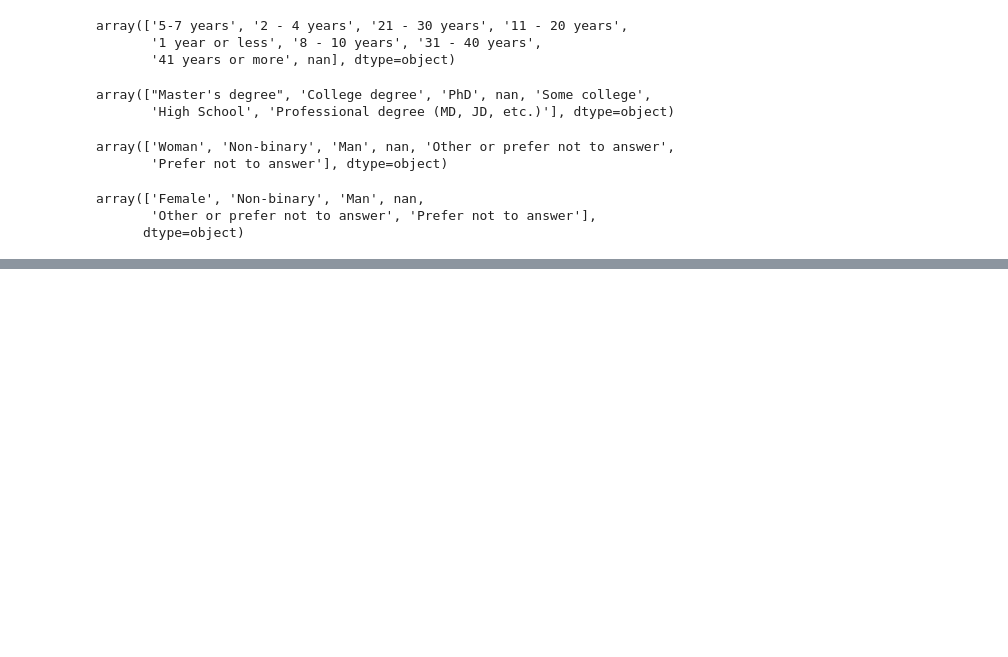
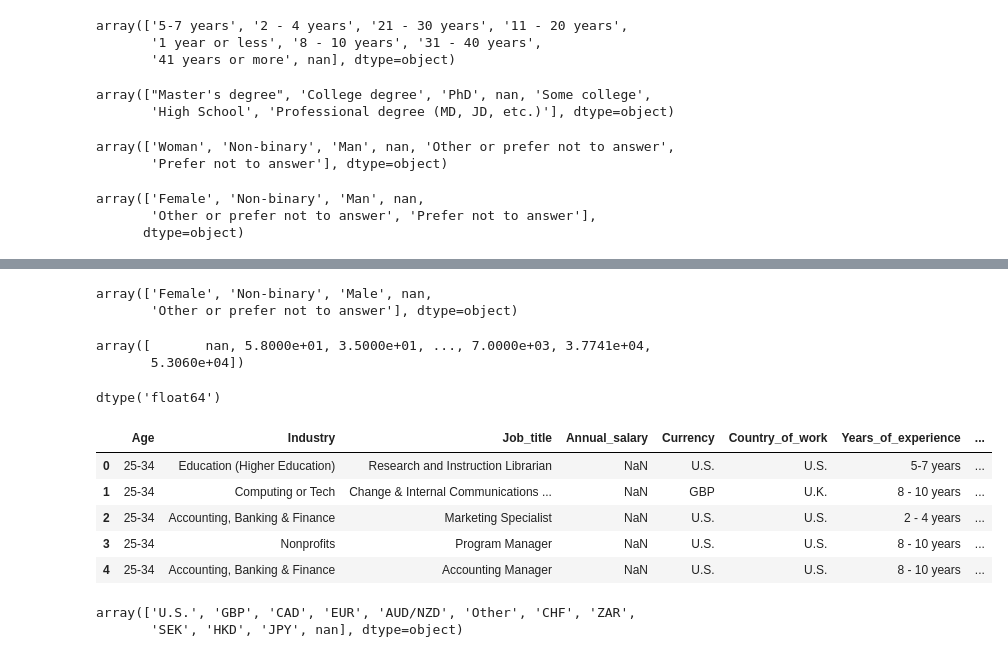
Before and after one commit to pta20037/CA1_SalarySurvey, a Jupyter notebook: CA1_SalarySurvey-Class.ipynb, the cells around one changed output, grey strips where cells are left out. Drawn from its saved outputs; the diff is of its cells as text; code cells hidden in the pictures; blank space fills up the shorter version.

```diff
--- a/CA1_SalarySurvey-Class.ipynb
+++ b/CA1_SalarySurvey-Class.ipynb
@@ -409,0 +416,9 @@ array(['U.S.', 'U.K.', 'Canada', 'Netherlands', 'Australia', 'Spain',
+# %%
+mvp_male=['Man']
+clean_reduced_df=clean_reduced_df.replace(mvp_male, "Male")
+mvp_female=['Woman',]
+clean_reduced_df=clean_reduced_df.replace(mvp_female, "Female")
+mvp_other=['Other or prefer not to answer','Prefer not to answer']
+clean_reduced_df=clean_reduced_df.replace(mvp_other, "Other or prefer not to answer")
+mvp_non_binary=['Non-binary']
+clean_reduced_df=clean_reduced_df.replace(mvp_non_binary, "Non-binary")
@@ -409,0 +430,4 @@ array(['U.S.', 'U.K.', 'Canada', 'Netherlands', 'Australia', 'Spain',
+# %%
+# Creating a list of malformed data and replacing it with Null
+mvp=["...","N/A","Na ","-","NA","None","na","N/a","ekignkfb","rice","ff","nan"]
+clean_reduced_df=clean_reduced_df.replace(mvp, "nan")
@@ -409,0 +440,34 @@ array(['U.S.', 'U.K.', 'Canada', 'Netherlands', 'Australia', 'Spain',
+# %%
+clean_reduced_df["Gender"].unique()
+# %% [output]
+array(['Female', 'Non-binary', 'Male', nan,
+       'Other or prefer not to answer'], dtype=object)
+# %%
+mvp_salary=["11 - 20 years"]
+clean_reduced_df=clean_reduced_df.replace(mvp_salary, "0")
+# %%
+clean_reduced_df["Annual_salary"].unique()
+# %% [output]
+array([       nan, 5.8000e+01, 3.5000e+01, ..., 7.0000e+03, 3.7741e+04,
+       5.3060e+04])
+# %%
+# removing commas from the observation and converting to numeric values just from the Salary observation
+clean_reduced_df["Annual_salary"] = clean_reduced_df["Annual_salary"].replace(",", "")
+# %%
+clean_reduced_df["Annual_salary"].dtypes
+# %% [output]
+dtype('float64')
+# %%
+clean_reduced_df.head()
+# %% [output]
+|  | Age | Industry | Job_title | Annual_salary | Currency | Country_of_work | Years_of_experience | ... |
+| 0 | 25-34 | Education (Higher Education) | Research and Instruction Librarian | NaN | U.S. | U.S. | 5-7 years | ... |
+| 1 | 25-34 | Computing or Tech | Change & Internal Communications ... | NaN | GBP | U.K. | 8 - 10 years | ... |
+| 2 | 25-34 | Accounting, Banking & Finance | Marketing Specialist | NaN | U.S. | U.S. | 2 - 4 years | ... |
+| 3 | 25-34 | Nonprofits | Program Manager | NaN | U.S. | U.S. | 8 - 10 years | ... |
+| 4 | 25-34 | Accounting, Banking & Finance | Accounting Manager | NaN | U.S. | U.S. | 8 - 10 years | ... |
+# %%
+clean_reduced_df["Currency"].unique()
+# %% [output]
+array(['U.S.', 'GBP', 'CAD', 'EUR', 'AUD/NZD', 'Other', 'CHF', 'ZAR',
+       'SEK', 'HKD', 'JPY', nan], dtype=object)
```
Also changed, not shown: parts of 76 cells of this notebook, 1 other file.
